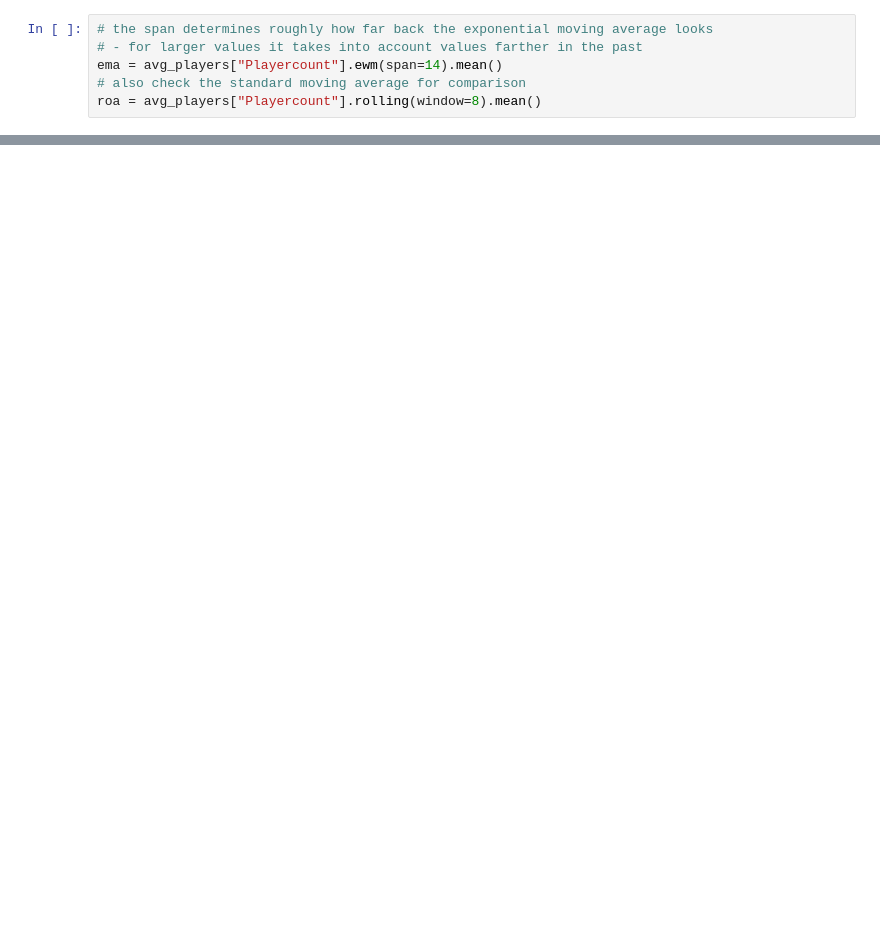
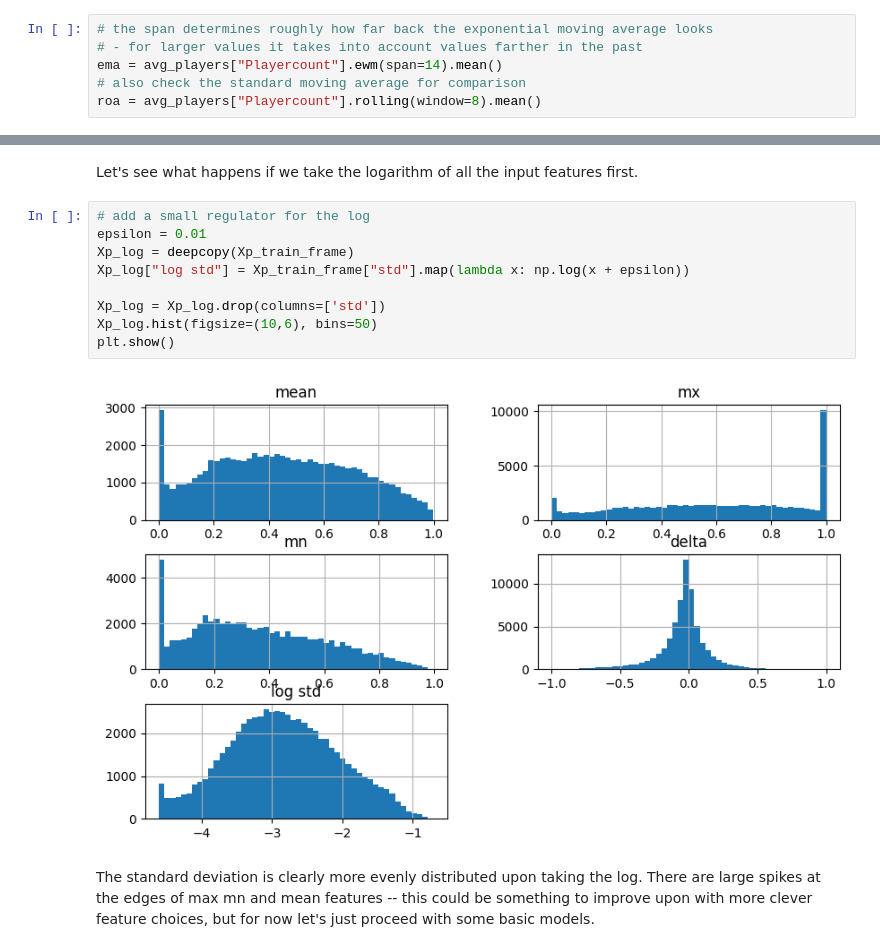
Before and after one commit to su-jai/player_forecasting, a Jupyter notebook: notebooks/data_engineering.ipynb, the cells around one changed output, grey strips where cells are left out. Saved outputs shown, nothing was run; the diff lists cells and outputs as text; blank space fills up the shorter version.

```diff
--- a/notebooks/data_engineering.ipynb
+++ b/notebooks/data_engineering.ipynb
@@ -92,0 +411,15 @@ There are clear outliers where the playercount seems to be artificially low. It
+# %% [markdown]
+Let's see what happens if we take the logarithm of all the input features first.
+# %%
+# add a small regulator for the log
+epsilon = 0.01
+Xp_log = deepcopy(Xp_train_frame)
+Xp_log["log std"] = Xp_train_frame["std"].map(lambda x: np.log(x + epsilon))
+
+Xp_log = Xp_log.drop(columns=['std'])
+Xp_log.hist(figsize=(10,6), bins=50)
+plt.show()
+# %% [output]
+[figure, added]
+# %% [markdown]
+The standard deviation is clearly more evenly distributed upon taking the log. There are large spikes at the edges of max mn and mean features -- this could be something to improve upon with more clever feature choices, but for now let's just proceed with some basic models.
```
Also changed, not shown: parts of 107 cells of this notebook, 2 other files.
